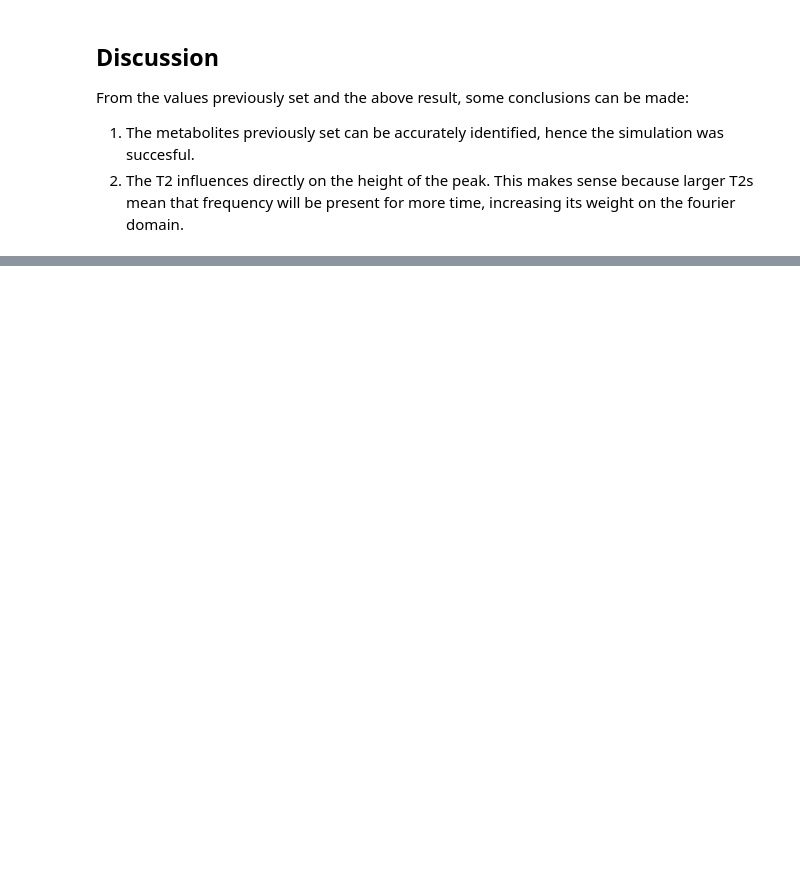
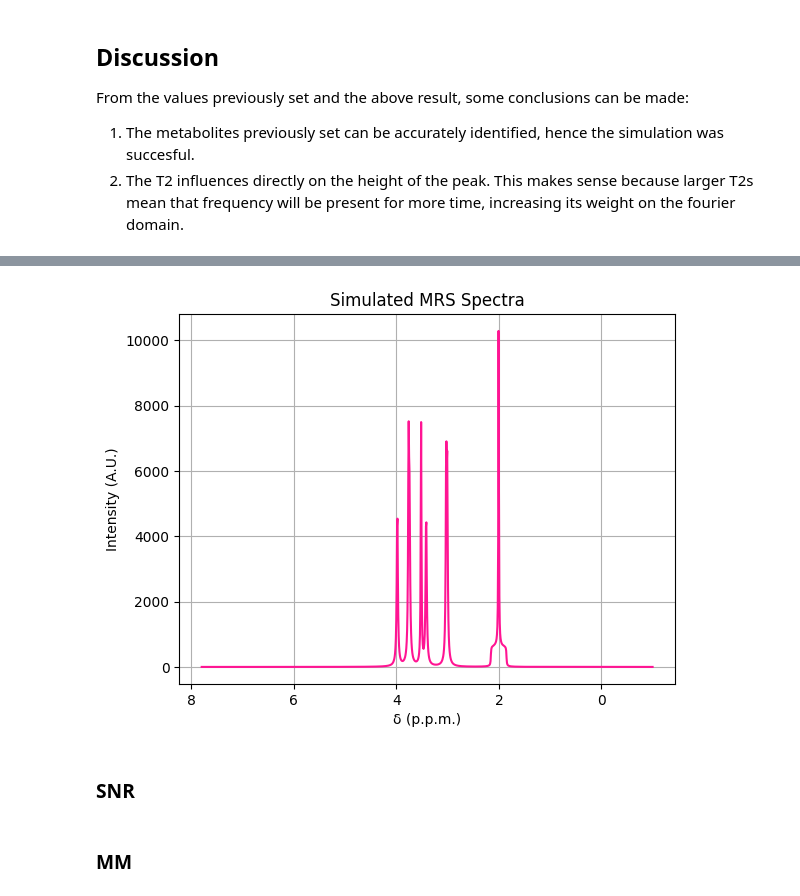
Before and after one commit to JoaoDell/MRI-study, a Jupyter notebook: examples/metabolites/metabolites.ipynb, the cells around one changed output, grey strips where cells are left out. Cells and saved outputs as stored; diff of their text form; code cells hidden in the pictures; blank space fills up the shorter version.

```diff
--- a/examples/metabolites/metabolites.ipynb
+++ b/examples/metabolites/metabolites.ipynb
@@ -124,0 +161,22 @@ increasing its weight on the fourier domain.
+# %%
+c_sig_fft = fftshift(fft(final_y, final_y.size))
+c_freqs = chem_shift_from_f(fftshift(fftfreq(final_y.size, d = dt)), B0)
+c_plot_freqs = c_freqs[c_freqs.size//2:]
+c_plot_sig_fft = c_sig_fft[c_freqs.size//2:]
+
+c_center = c_plot_freqs.size//2
+c_b = c_plot_freqs.size//2
+c_b = int(45*100*dt*c_b)
+# %%
+plt.plot(c_plot_freqs[:b], c_plot_sig_fft.real[:b], c = "deeppink")
+plt.title("Simulated MRS Spectra")
+plt.xlabel("δ (p.p.m.)")
+plt.ylabel("Intensity (A.U.)")
+plt.gca().invert_xaxis() #inverts the x axis
+plt.grid()
+# %% [output]
+[figure, added]
+# %% [markdown]
+### SNR
+# %% [markdown]
+### MM
```
Also changed, not shown: parts of 7 cells of this notebook, 1 other file.
